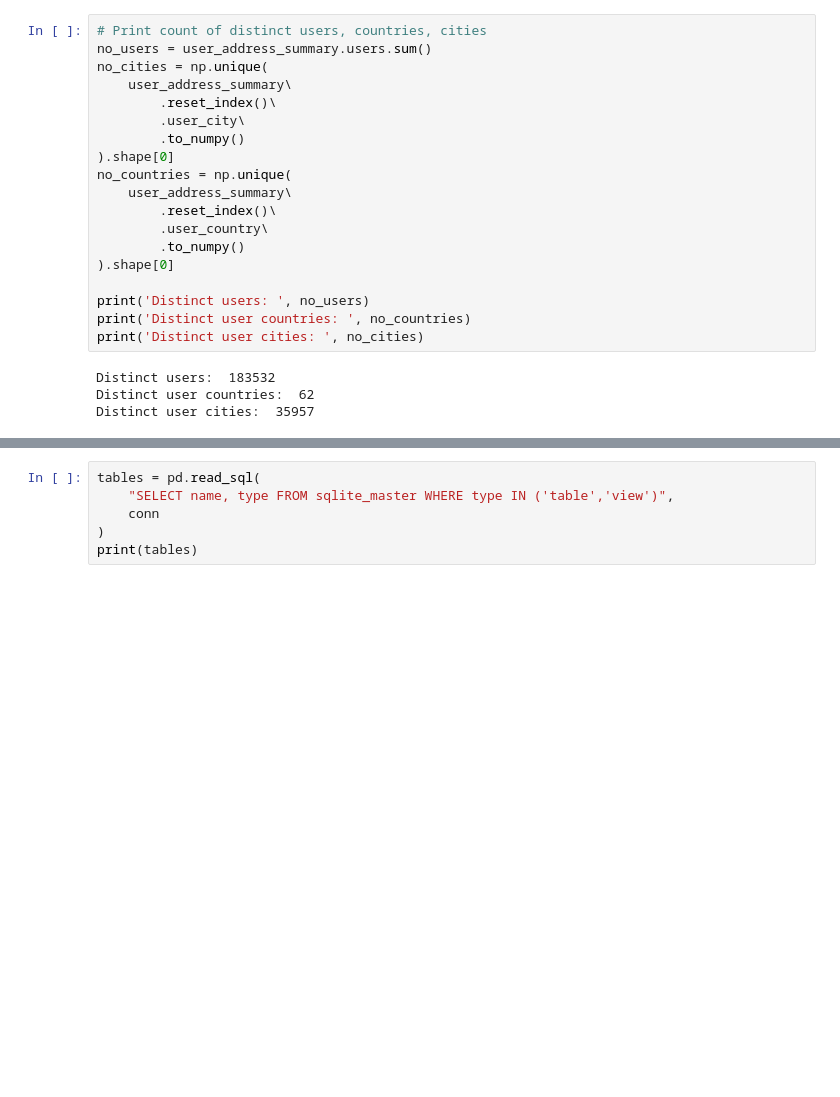
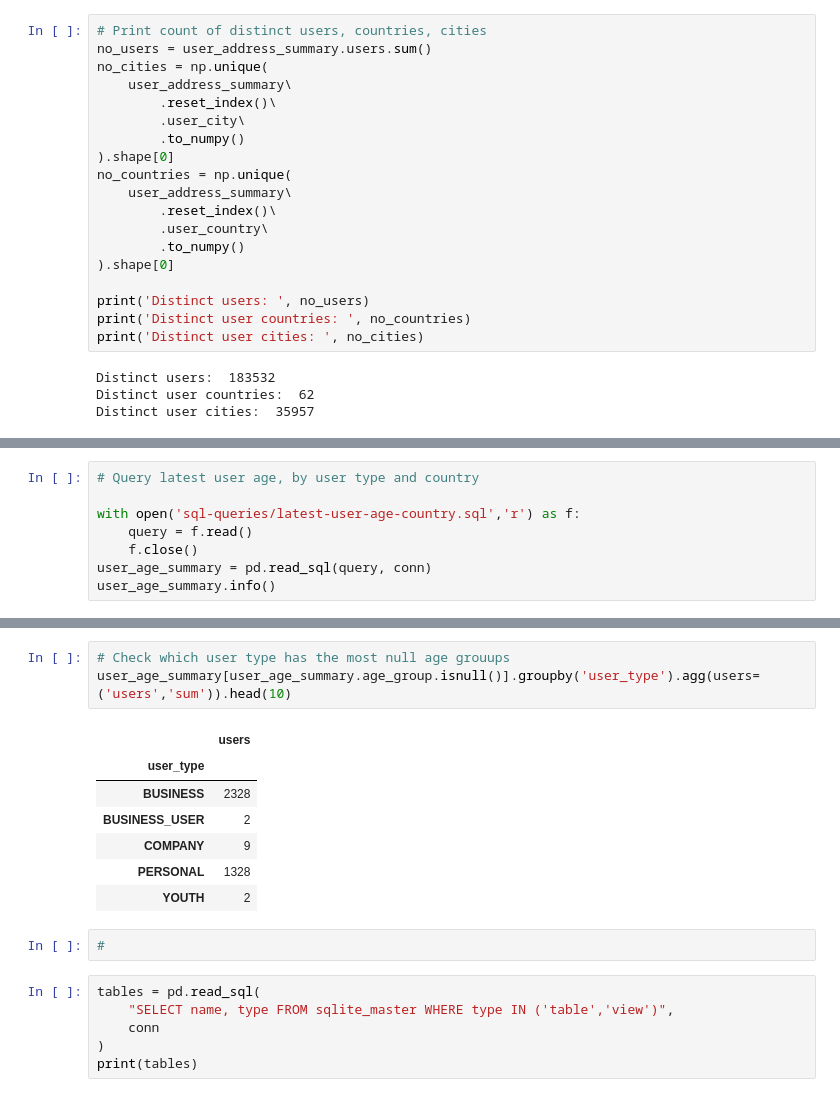
Before and after one commit to martinbatek/revolut-home-task, a Jupyter notebook: data-analysis.ipynb, the cells around one changed output, grey strips where cells are left out. Saved outputs shown, nothing was run; the diff lists cells and outputs as text; blank space fills up the shorter version.

Commit message:
status check

```diff
--- a/data-analysis.ipynb
+++ b/data-analysis.ipynb
@@ -123,0 +126,8 @@ Distinct user cities:  35957
+# %%
+# Query latest user age, by user type and country
+
+with open('sql-queries/latest-user-age-country.sql','r') as f:
+    query = f.read()
+    f.close()
+user_age_summary = pd.read_sql(query, conn)
+user_age_summary.info()
@@ -124,3 +146,16 @@ Distinct user cities:  35957
+# %%
+# Check which user type has the most null age grouups
+user_age_summary[user_age_summary.age_group.isnull()].groupby('user_type').agg(users=('users','sum')).head(10)
+# %% [output]
+|  | users |
+| user_type |  |
+| BUSINESS | 2328 |
+| BUSINESS_USER | 2 |
+| COMPANY | 9 |
+| PERSONAL | 1328 |
+| YOUTH | 2 |
+# %%
+#
 # %%
 tables = pd.read_sql(
     "SELECT name, type FROM sqlite_master WHERE type IN ('table','view')",
```
Also changed, not shown: parts of 2 cells of this notebook.
